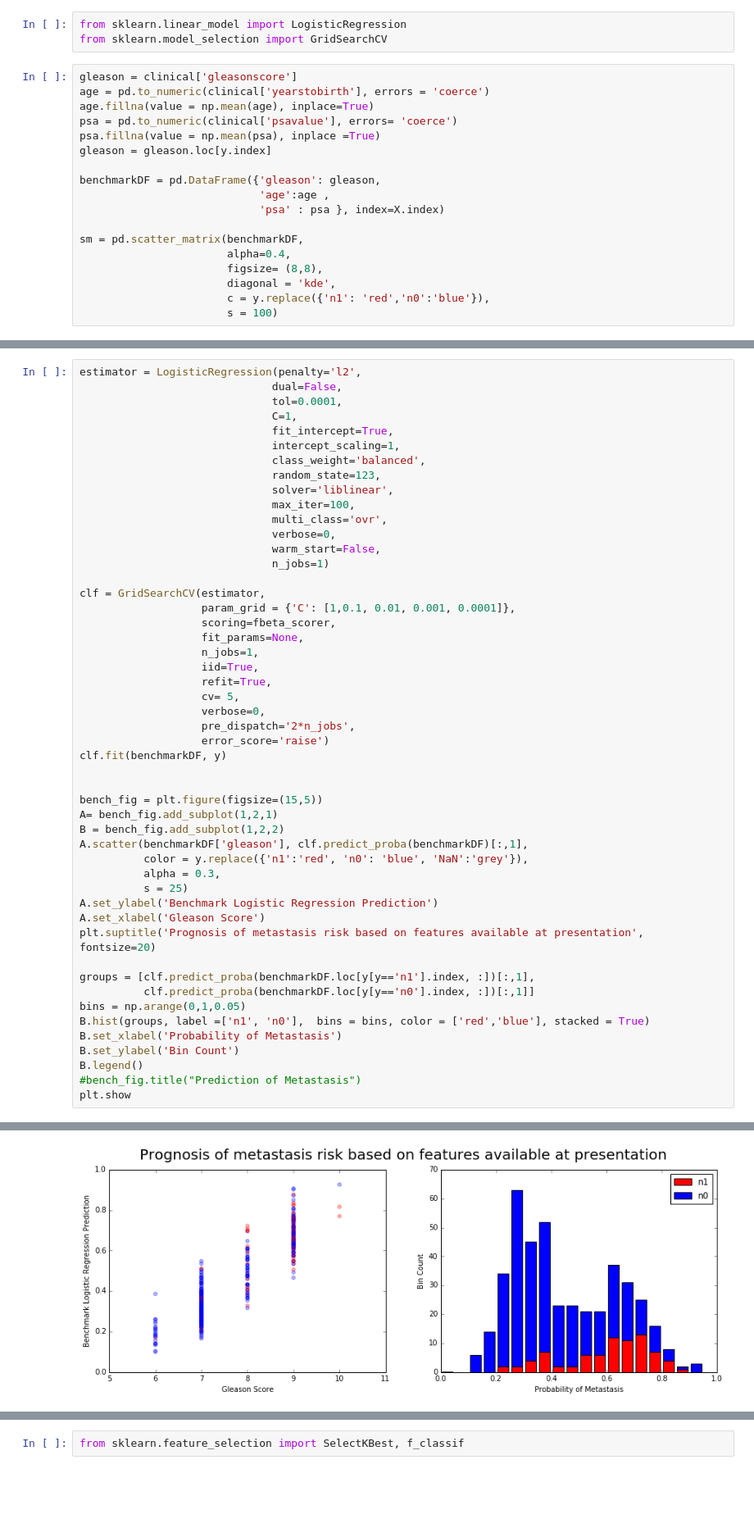
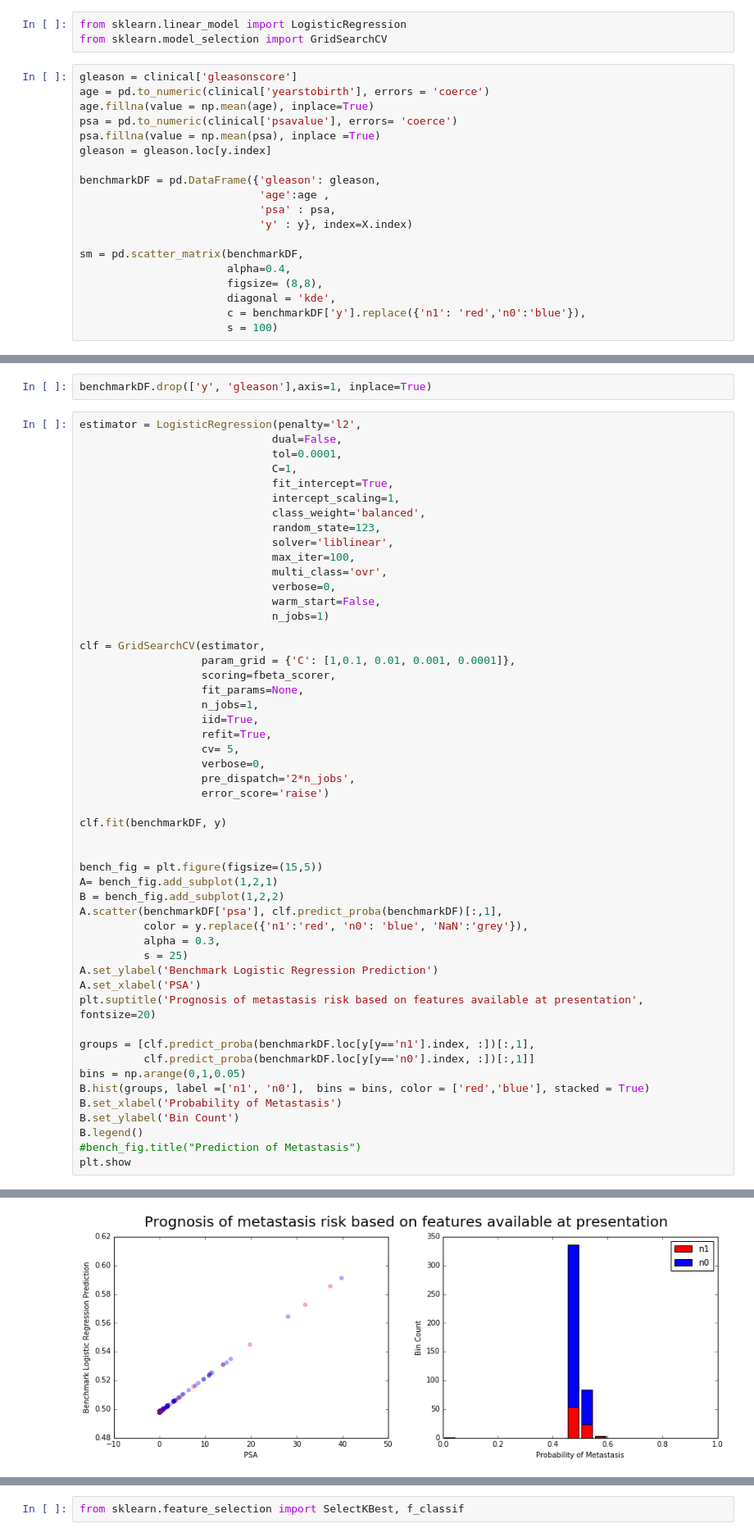
Before and after one commit to CCThompson82/Prostate_metastasis, a Jupyter notebook: PCa_Metastasis.ipynb, the cells around one changed output, grey strips where cells are left out. Shown at 82% size. Drawn from its saved outputs; the diff is of its cells as text; blank space fills up the shorter version.

```diff
--- a/PCa_Metastasis.ipynb
+++ b/PCa_Metastasis.ipynb
@@ -158,12 +155,13 @@ gleason = gleason.loc[y.index]
 
 benchmarkDF = pd.DataFrame({'gleason': gleason,
                             'age':age ,
-                            'psa' : psa }, index=X.index)
+                            'psa' : psa,
+                            'y' : y}, index=X.index)
 
 sm = pd.scatter_matrix(benchmarkDF,
                        alpha=0.4,
                        figsize= (8,8),
                        diagonal = 'kde',
-                       c = y.replace({'n1': 'red','n0':'blue'}),
+                       c = benchmarkDF['y'].replace({'n1': 'red','n0':'blue'}),
                        s = 100)
 # %% [output]
@@ -171,3 +169,5 @@ sm = pd.scatter_matrix(benchmarkDF,
+# %%
+benchmarkDF.drop(['y', 'gleason'],axis=1, inplace=True)
 # %%
 estimator = LogisticRegression(penalty='l2',
                               dual=False,
@@ -191,36 +191,37 @@ clf = GridSearchCV(estimator,
                    n_jobs=1,
                    iid=True,
                    refit=True,
                    cv= 5,
                    verbose=0,
                    pre_dispatch='2*n_jobs',
                    error_score='raise')
+
 clf.fit(benchmarkDF, y)
 
 
 bench_fig = plt.figure(figsize=(15,5))
 A= bench_fig.add_subplot(1,2,1)
 B = bench_fig.add_subplot(1,2,2)
-A.scatter(benchmarkDF['gleason'], clf.predict_proba(benchmarkDF)[:,1],
+A.scatter(benchmarkDF['psa'], clf.predict_proba(benchmarkDF)[:,1],
           color = y.replace({'n1':'red', 'n0': 'blue', 'NaN':'grey'}),
           alpha = 0.3,
           s = 25)
 A.set_ylabel('Benchmark Logistic Regression Prediction')
-A.set_xlabel('Gleason Score')
+A.set_xlabel('PSA')
 plt.suptitle('Prognosis of metastasis risk based on features available at presentation', fontsize=20)
 
 groups = [clf.predict_proba(benchmarkDF.loc[y[y=='n1'].index, :])[:,1],
           clf.predict_proba(benchmarkDF.loc[y[y=='n0'].index, :])[:,1]]
 bins = np.arange(0,1,0.05)
 B.hist(groups, label =['n1', 'n0'],  bins = bins, color = ['red','blue'], stacked = True)
 B.set_xlabel('Probability of Metastasis')
 B.set_ylabel('Bin Count')
 B.legend()
 #bench_fig.title("Prediction of Metastasis")
 plt.show
 # %% [output]
 <function matplotlib.pyplot.show>
-[figure, old version]
+[figure, new version]
 # %%
 print('\nNull F beta: ', fbeta_score(y, clf.predict(benchmarkDF), pos_label='n1',beta=2))
 print('\nMCC: ',matthews_corrcoef(y, clf.predict(benchmarkDF)),"\n")
```
Also changed, not shown: parts of 25 cells of this notebook.
